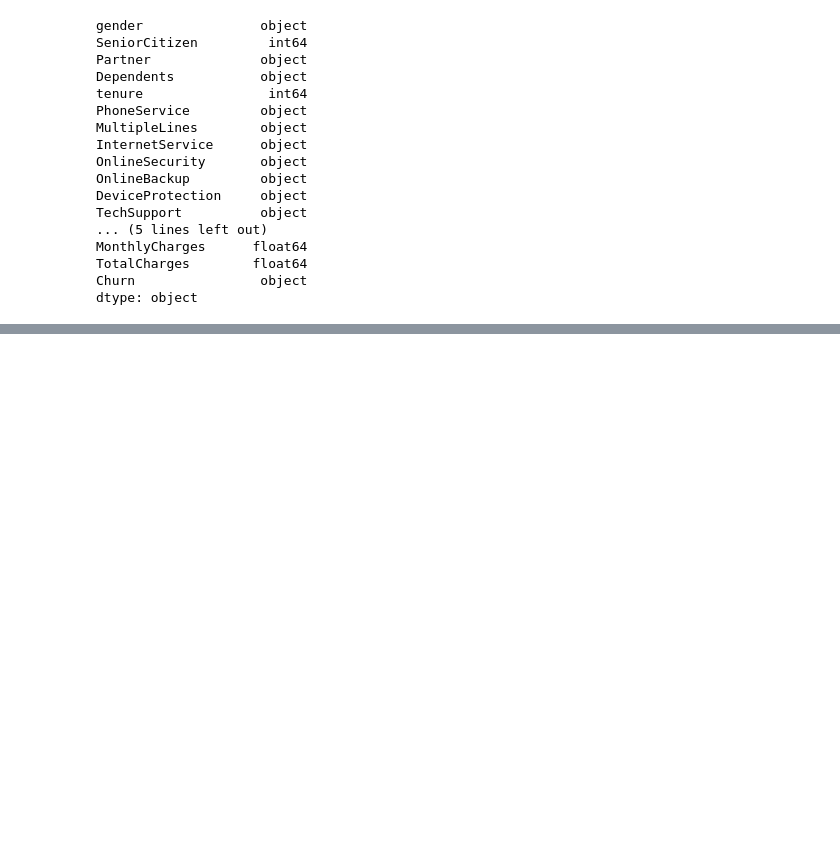
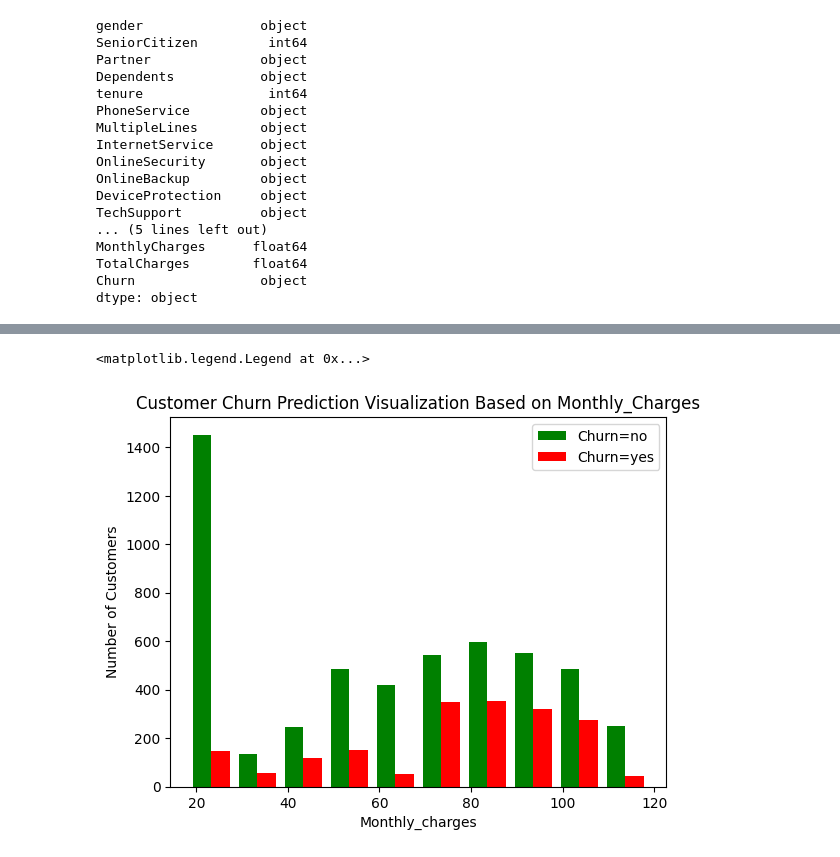
Before and after one commit to MedCoder001/Churn, a Jupyter notebook: Churn.ipynb, the cells around one changed output, grey strips where cells are left out. Saved outputs shown, nothing was run; the diff lists cells and outputs as text; code cells hidden in the pictures; blank space fills up the shorter version.

```diff
--- a/Churn.ipynb
+++ b/Churn.ipynb
@@ -129,0 +144,12 @@ dtype: object
+# %%
+Monthly_charges_churn_no = df1[df1.Churn == 'No'].MonthlyCharges
+Monthly_charges_churn_yes = df1[df1.Churn == 'Yes'].MonthlyCharges
+
+plt.hist([Monthly_charges_churn_no, Monthly_charges_churn_yes], color=['green', 'red'], label=['Churn=no', 'Churn=yes'])
+plt.title('Customer Churn Prediction Visualization Based on Monthly_Charges')
+plt.xlabel('Monthly_charges')
+plt.ylabel('Number of Customers')
+plt.legend()
+# %% [output]
+<matplotlib.legend.Legend at 0x...>
+[figure, added]
```
Also changed, not shown: parts of 4 cells of this notebook.
